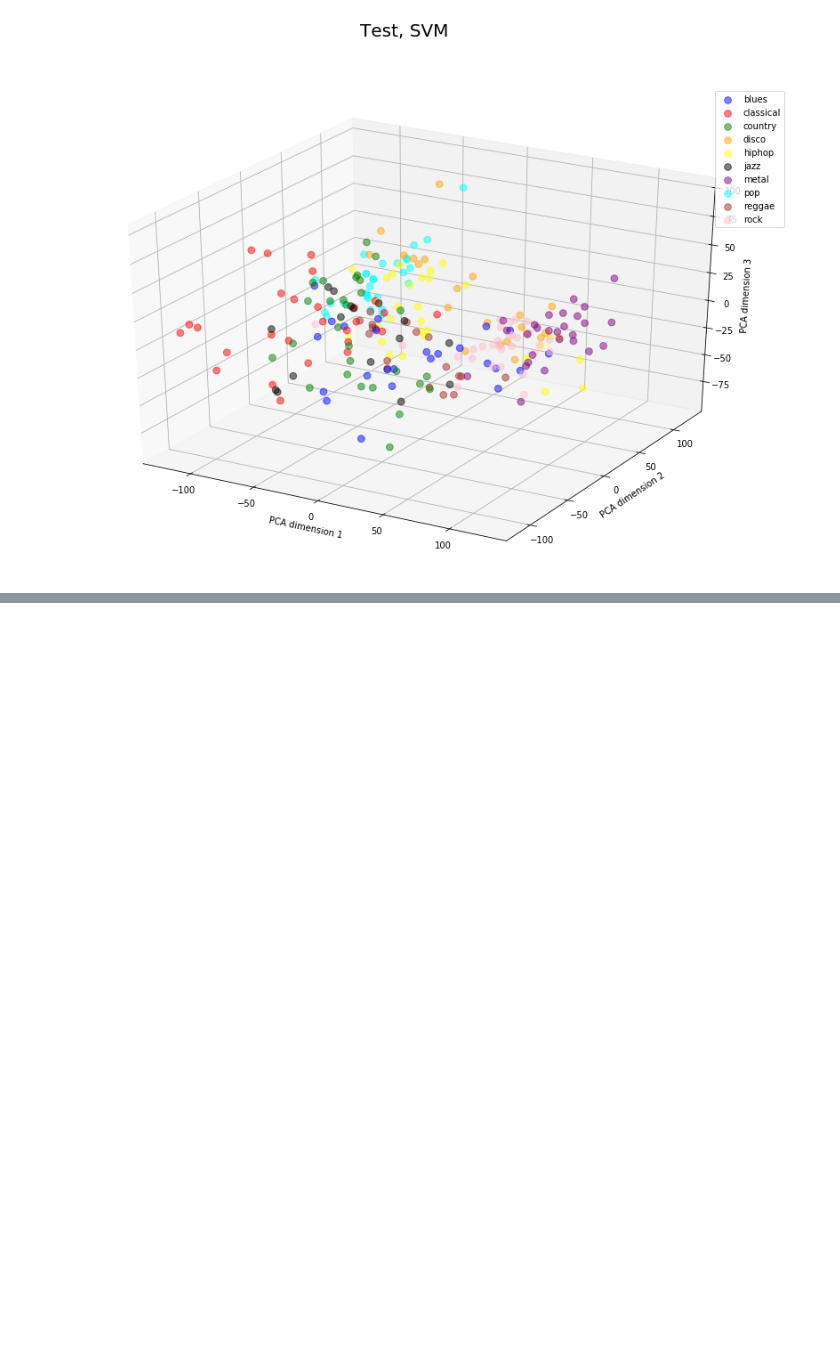
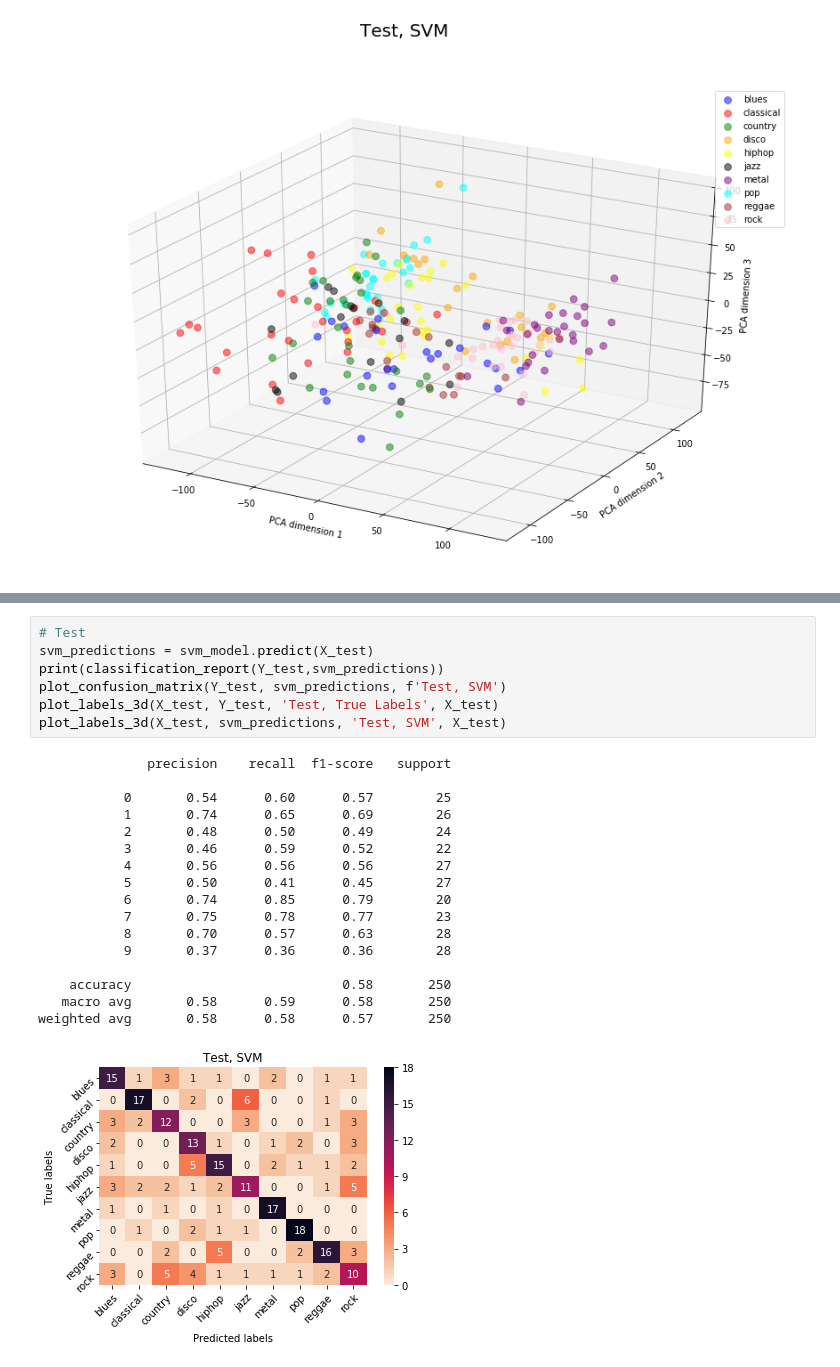
Before and after one commit to brendanyap/Genre-Classification, a Jupyter notebook: SVM with Augmentations.ipynb, the cells around one changed output, grey strips where cells are left out. Drawn from its saved outputs; the diff is of its cells as text; blank space fills up the shorter version.

```diff
--- a/SVM with Augmentations.ipynb
+++ b/SVM with Augmentations.ipynb
@@ -545,0 +609,25 @@ weighted avg       0.60      0.58      0.58       250
+# %%
+# Test
+svm_predictions = svm_model.predict(X_test)
+print(classification_report(Y_test,svm_predictions))
+plot_confusion_matrix(Y_test, svm_predictions, f'Test, SVM')
+plot_labels_3d(X_test, Y_test, 'Test, True Labels', X_test)
+plot_labels_3d(X_test, svm_predictions, 'Test, SVM', X_test)
+# %% [output]
+              precision    recall  f1-score   support
+
+           0       0.54      0.60      0.57        25
+           1       0.74      0.65      0.69        26
+           2       0.48      0.50      0.49        24
+           3       0.46      0.59      0.52        22
+           4       0.56      0.56      0.56        27
+           5       0.50      0.41      0.45        27
+           6       0.74      0.85      0.79        20
+           7       0.75      0.78      0.77        23
+           8       0.70      0.57      0.63        28
+           9       0.37      0.36      0.36        28
+
+    accuracy                           0.58       250
+   macro avg       0.58      0.59      0.58       250
+weighted avg       0.58      0.58      0.57       250
+[figure, added]
```
Also changed, not shown: parts of 6 cells of this notebook.
